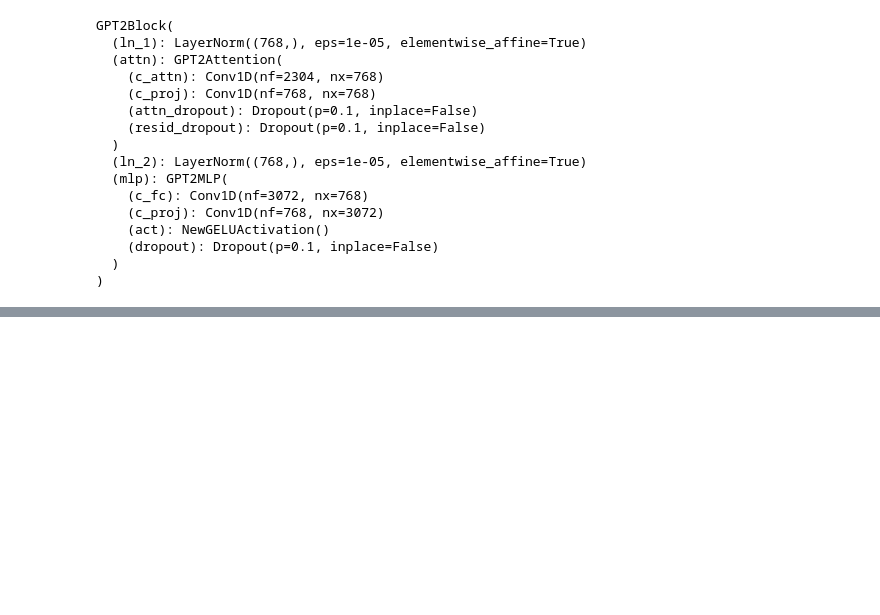
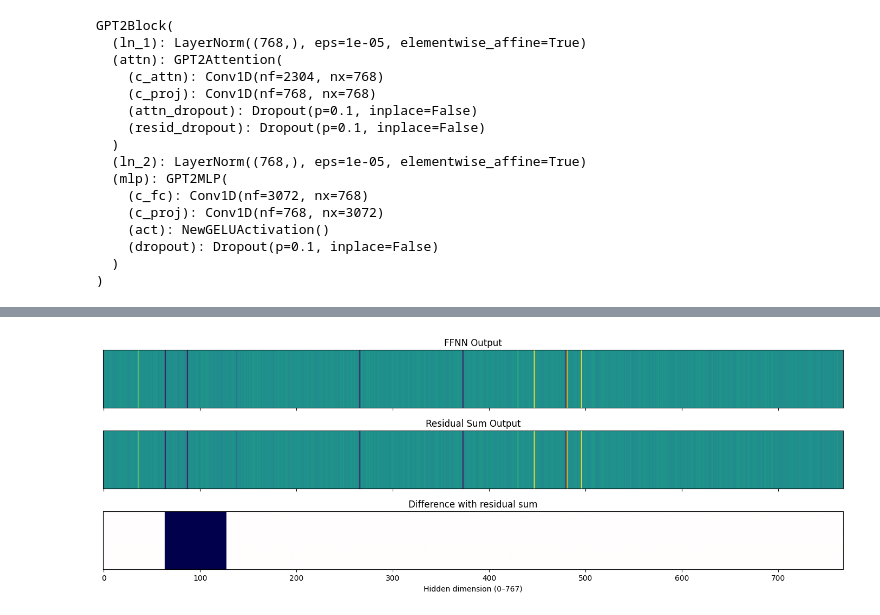
Before and after one commit to AlessandroMiotto/transformers, a Jupyter notebook: neur_net.ipynb, the cells around one changed output, grey strips where cells are left out. Saved outputs shown, nothing was run; the diff lists cells and outputs as text; code cells hidden in the pictures; blank space fills up the shorter version.

```diff
--- a/neur_net.ipynb
+++ b/neur_net.ipynb
@@ -388,0 +474,33 @@ plt.show()
+# %%
+# Verify that the Residual sum is actually different from the FFNN output
+
+# Difference between the two
+diff = (ffnn_out - x_residual).squeeze(0).numpy()
+
+# Convert all to numpy for heatmaps
+ffnn = vectors[2]
+rs = vectors[3]
+
+# Plot heatmaps
+fig, axes = plt.subplots(3, 1, figsize=(14, 5), sharex=True)
+
+# Original GPT-2 FFNN
+axes[0].imshow(ffnn[np.newaxis, :], cmap='viridis', aspect='auto')
+axes[0].set_title("FFNN Output")
+
+# Reconstructed FFNN
+axes[1].imshow(rs[np.newaxis, :], cmap='viridis', aspect='auto')
+axes[1].set_title("Residual Sum Output")
+
+# Difference
+axes[2].imshow(diff[np.newaxis, :], cmap='seismic', aspect='auto', vmin=-1, vmax=1)
+axes[2].set_title("Difference with residual sum")
+axes[2].set_xlabel("Hidden dimension (0–767)")
+
+for ax in axes:
+    ax.set_yticks([])
+
+plt.tight_layout()
+plt.show()
+# %% [output]
+[figure, added]
```
Also changed, not shown: parts of 14 cells of this notebook.
